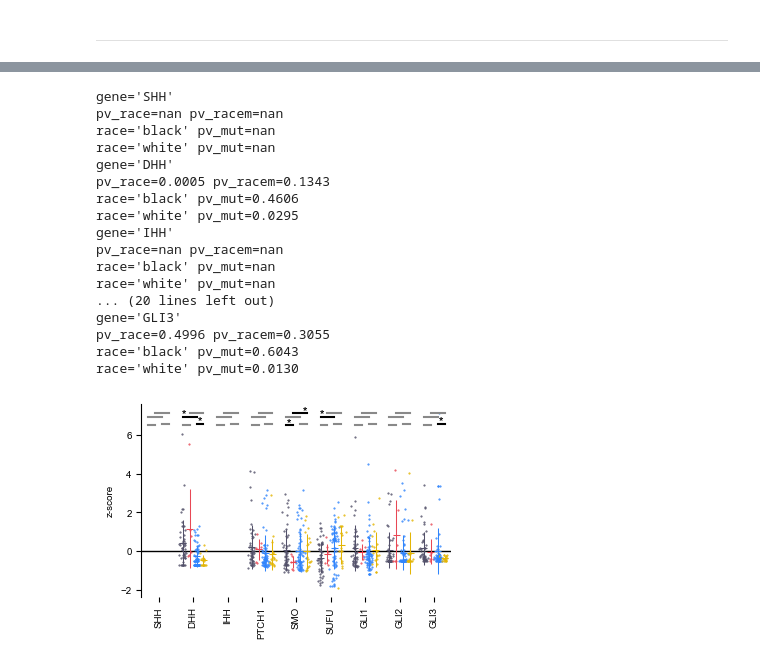
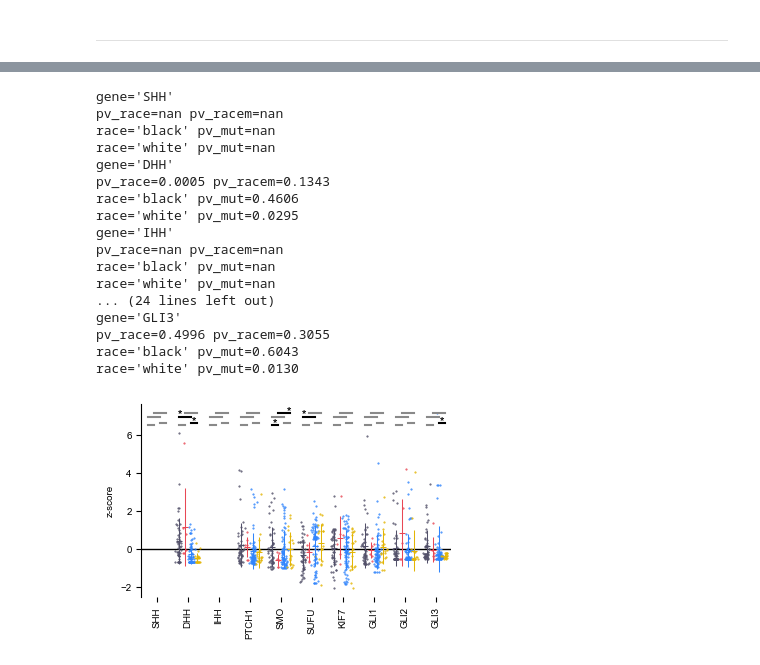
Before and after one commit to PNNL-CompBio/amlMultidrugResistance, a Jupyter notebook: aml_outcome_disparities/analysis/mutations/11_cell_type_scoring.ipynb, the cells around one changed output, grey strips where cells are left out. Saved outputs shown, nothing was run; the diff lists cells and outputs as text; code cells hidden in the pictures.

Commit message:
finish off the hedgehog-related stuff, look at IFT proteins

```diff
--- a/aml_outcome_disparities/analysis/mutations/11_cell_type_scoring.ipynb
+++ b/aml_outcome_disparities/analysis/mutations/11_cell_type_scoring.ipynb
@@ -1510,35 +1549,37 @@ race='white' pv_mut=0.9419
 # %%
-# protein levels for Hh-related components
+# transcripts for Hh-related components
 zscore_plot_specific_genes(
     [
         "SHH", "DHH", "IHH",
         "PTCH1",
         "SMO",
-        "SUFU", "GLI1", "GLI2", "GLI3"
+        "SUFU",
+        "KIF7",
+        "GLI1", "GLI2", "GLI3"
     ],
     4,
     height=2.5,
     figname=os.path.join(FIGURE_DIR, f"Hh_all-markers_tx_zscores.png"),
     tx_or_txp="tx",
     labelrot=90,
     bar_adjust=3
 )
 # %% [output]
 gene='SHH'
 pv_race=nan pv_racem=nan
 race='black' pv_mut=nan
 race='white' pv_mut=nan
 gene='DHH'
 pv_race=0.0005 pv_racem=0.1343
 race='black' pv_mut=0.4606
 race='white' pv_mut=0.0295
 gene='IHH'
 pv_race=nan pv_racem=nan
 race='black' pv_mut=nan
 race='white' pv_mut=nan
-... (20 lines left out)
+... (24 lines left out)
 gene='GLI3'
 pv_race=0.4996 pv_racem=0.3055
 race='black' pv_mut=0.6043
 race='white' pv_mut=0.0130
-[figure, old version]
+[figure, new version]
```
Also changed, not shown: parts of 10 cells of this notebook.
